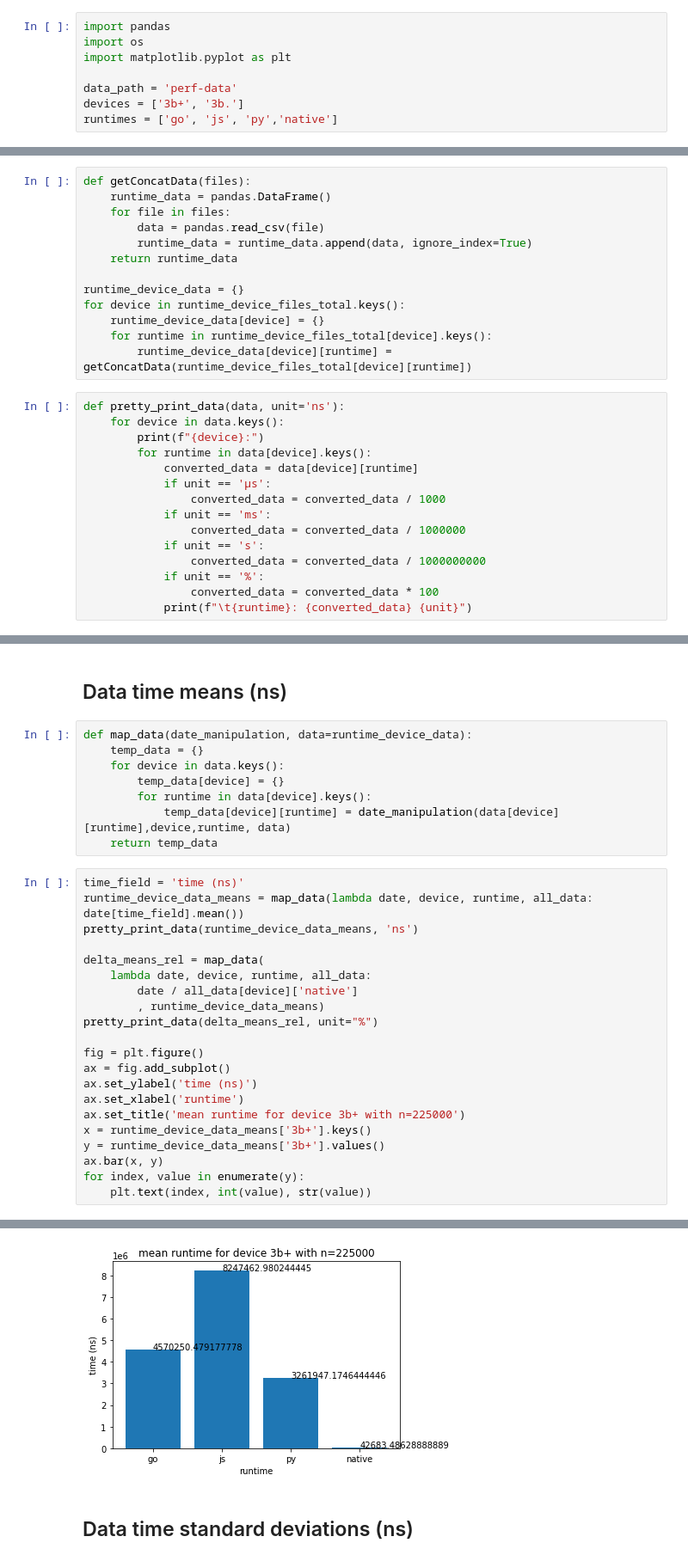
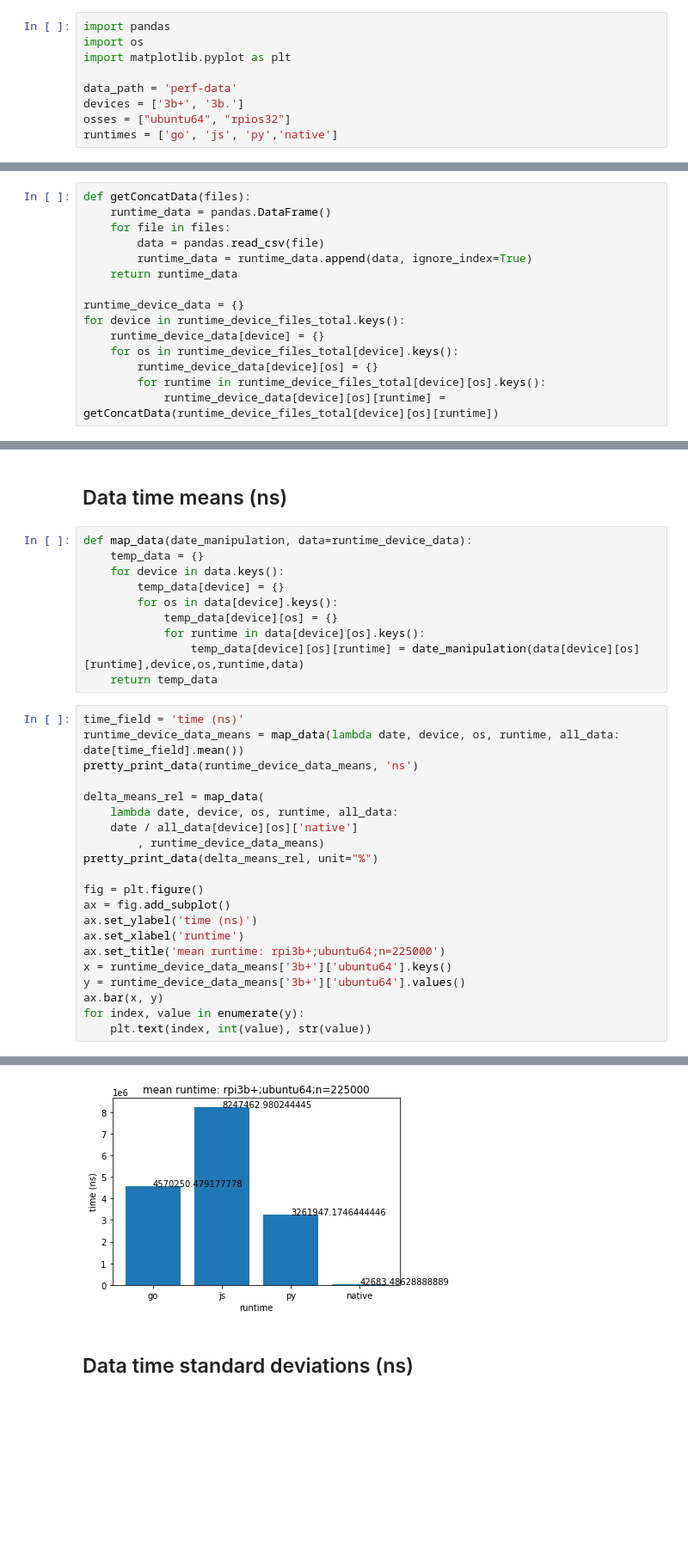
Before and after one commit to proohit/nodejs-rust, a Jupyter notebook: smartcore-wasi/analysis.ipynb, the cells around one changed output, grey strips where cells are left out. Shown: that part at 86% size. Cells and saved outputs as stored; diff of their text form; blank space fills up the shorter version.

Commit message:
smartcore-wasi - added rpios32 data

```diff
--- a/smartcore-wasi/analysis.ipynb
+++ b/smartcore-wasi/analysis.ipynb
@@ -5,6 +5,7 @@ import matplotlib.pyplot as plt
 
 data_path = 'perf-data'
 devices = ['3b+', '3b.']
+osses = ["ubuntu64", "rpios32"]
 runtimes = ['go', 'js', 'py','native']
 # %%
 flat_files = []
@@ -33,23 +58,10 @@ def getConcatData(files):
 runtime_device_data = {}
 for device in runtime_device_files_total.keys():
     runtime_device_data[device] = {}
-    for runtime in runtime_device_files_total[device].keys():
-        runtime_device_data[device][runtime] = getConcatData(runtime_device_files_total[device][runtime])
+    for os in runtime_device_files_total[device].keys():
+        runtime_device_data[device][os] = {}
+        for runtime in runtime_device_files_total[device][os].keys():
+            runtime_device_data[device][os][runtime] = getConcatData(runtime_device_files_total[device][os][runtime])
-# %%
-def pretty_print_data(data, unit='ns'):
-    for device in data.keys():
-        print(f"{device}:")
-        for runtime in data[device].keys():
-            converted_data = data[device][runtime]
-            if unit == 'µs':
-                converted_data = converted_data / 1000
-            if unit == 'ms':
-                converted_data = converted_data / 1000000
-            if unit == 's':
-                converted_data = converted_data / 1000000000
-            if unit == '%':
-                converted_data = converted_data * 100
-            print(f"\t{runtime}: {converted_data} {unit}")
 # %% [markdown]
 ## Visualize time per execution
 # %%
@@ -96,17 +109,19 @@ def map_data(date_manipulation, data=runtime_device_data):
     temp_data = {}
     for device in data.keys():
         temp_data[device] = {}
-        for runtime in data[device].keys():
-            temp_data[device][runtime] = date_manipulation(data[device][runtime],device,runtime, data)
+        for os in data[device].keys():
+            temp_data[device][os] = {}
+            for runtime in data[device][os].keys():
+                temp_data[device][os][runtime] = date_manipulation(data[device][os][runtime],device,os,runtime,data)
     return temp_data
 # %%
 time_field = 'time (ns)'
-runtime_device_data_means = map_data(lambda date, device, runtime, all_data: date[time_field].mean())
+runtime_device_data_means = map_data(lambda date, device, os, runtime, all_data: date[time_field].mean())
 pretty_print_data(runtime_device_data_means, 'ns')
 
 delta_means_rel = map_data(
-    lambda date, device, runtime, all_data:
-        date / all_data[device]['native']
+    lambda date, device, os, runtime, all_data:
+    date / all_data[device][os]['native']
         , runtime_device_data_means)
 pretty_print_data(delta_means_rel, unit="%")
 
@@ -114,9 +129,9 @@ fig = plt.figure()
 ax = fig.add_subplot()
 ax.set_ylabel('time (ns)')
 ax.set_xlabel('runtime')
-ax.set_title('mean runtime for device 3b+ with n=225000')
-x = runtime_device_data_means['3b+'].keys()
-y = runtime_device_data_means['3b+'].values()
+ax.set_title('mean runtime: rpi3b+;ubuntu64;n=225000')
+x = runtime_device_data_means['3b+']['ubuntu64'].keys()
+y = runtime_device_data_means['3b+']['ubuntu64'].values()
 ax.bar(x, y)
 for index, value in enumerate(y):
     plt.text(index, int(value), str(value))
@@ -144,4 +156,4 @@ for index, value in enumerate(y):
-[figure, old version]
+[figure, new version]
 # %% [markdown]
 ## Data time standard deviations (ns)
 # %%
```
Also changed, not shown: parts of 6 cells of this notebook, 12 other files.
